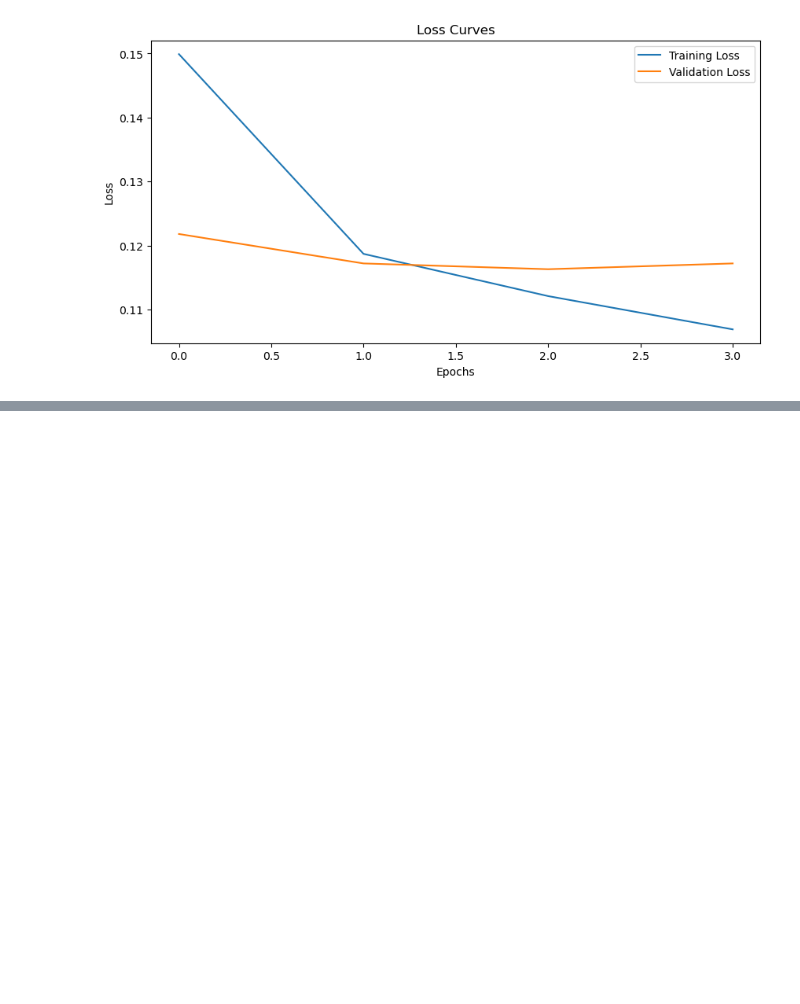
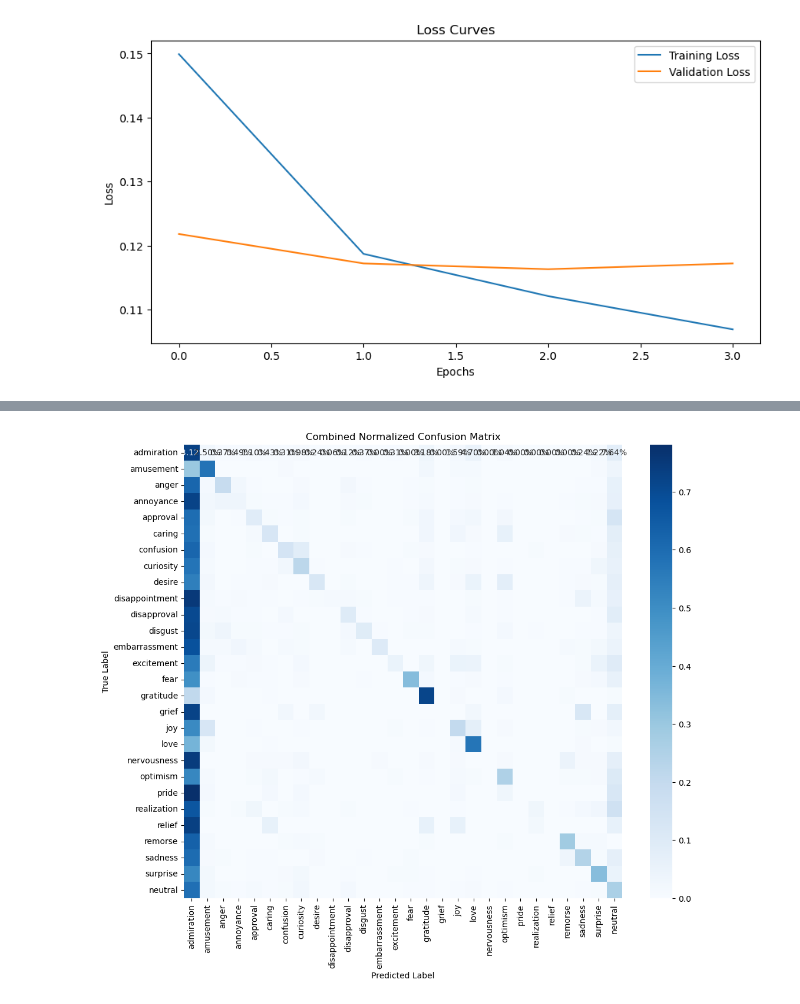
Before and after one commit to akhilnair00/Final-Project, a Jupyter notebook: MSDS453FinalProjectAkhilNair.ipynb, the cells around one changed output, grey strips where cells are left out. Cells and saved outputs as stored; diff of their text form; code cells hidden in the pictures; blank space fills up the shorter version.

```diff
--- a/MSDS453FinalProjectAkhilNair.ipynb
+++ b/MSDS453FinalProjectAkhilNair.ipynb
@@ -403,0 +429,19 @@ print(f"Overall Accuracy: {accuracy:.4f}")
+# %%
+# Compute the confusion matrix
+combined_cm = confusion_matrix(all_labels.argmax(axis=1), all_preds.argmax(axis=1))
+
+# Normalize the confusion matrix by rows (i.e., by the number of actual instances for each class)
+combined_cm_normalized = combined_cm.astype('float') / combined_cm.sum(axis=1)[:, np.newaxis]
+
+# Create a DataFrame for better visualization
+df_combined_cm = pd.DataFrame(combined_cm_normalized, index=emotion_labels, columns=emotion_labels)
+
+# Plot the normalized confusion matrix as a heatmap
+plt.figure(figsize=(12, 10))
+sns.heatmap(df_combined_cm, annot=True, fmt='.2%', cmap='Blues')
+plt.title('Combined Normalized Confusion Matrix')
+plt.xlabel('Predicted Label')
+plt.ylabel('True Label')
+plt.show()
+# %% [output]
+[figure, added]
```
Also changed, not shown: parts of 14 cells of this notebook.
